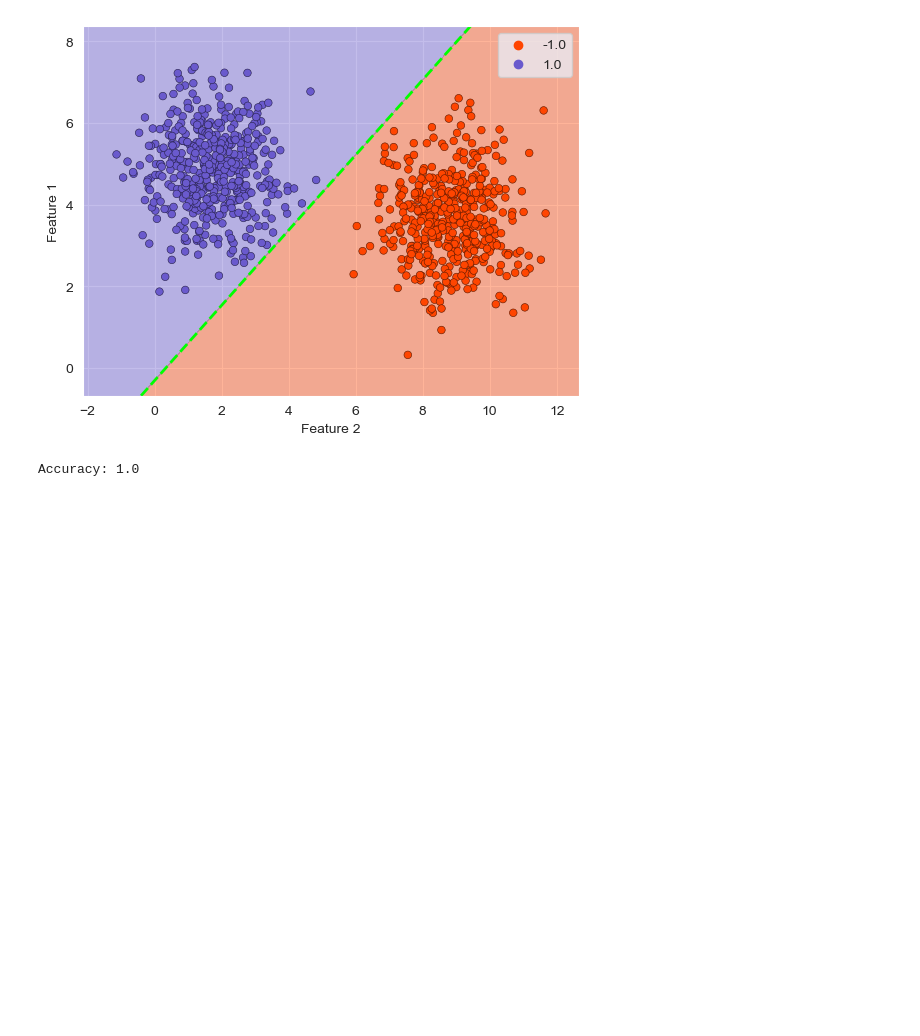
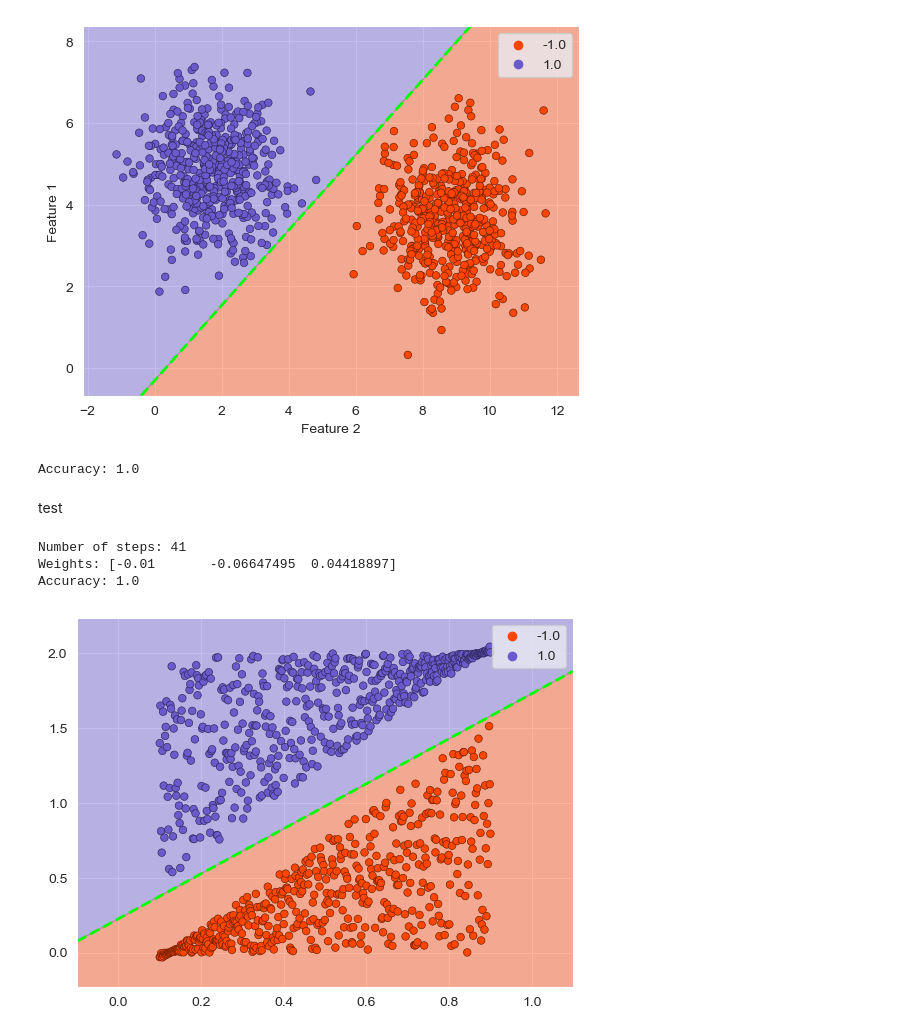
Before and after one commit to szvbvtk/simple-perceptron, a Jupyter notebook: simple_perceptron.ipynb, the cells around one changed output. Cells and saved outputs as stored; diff of their text form; code cells hidden in the pictures; blank space fills up the shorter version.

```diff
--- a/simple_perceptron.ipynb
+++ b/simple_perceptron.ipynb
@@ -142,3 +142,70 @@ _accuracy = accuracy(y_test, predictions)
 print(f'Accuracy: {_accuracy}')
 # %% [output]
 Accuracy: 1.0
+# %% [markdown]
+test
+# %%
+# x1 = np.linspace(0.1, 0.9, 100)
+
+# margin = 0.01
+# line_func = lambda x: 2*x - margin / 2
+# line_func2 = lambda x: 2*x + margin / 2
+
+
+# y1 = np.random.uniform(0, line_func(x1), 100)
+# y2 = np.random.uniform(line_func2(x1), 2, 100)
+# y2 = y2
+
+# plt.plot(x1, line_func(x1), 'r')
+# plt.plot(x1, line_func2(x1), 'r')
+# plt.scatter(x1, y1)
+# plt.scatter(x1, y2)
+
+def generate_data_test(number_of_points, margin):
+    number_of_points //= 2
+    x = np.linspace(0.1, 0.9, number_of_points)
+    line1 = lambda x: 2*x - margin / 2
+    line2 = lambda x: 2*x + margin / 2
+
+    y1 = np.random.uniform(0, line1(x), number_of_points)
+    y2 = np.random.uniform(line2(x), 2, number_of_points)
+
+    X0 = np.ones(shape=number_of_points * 2)
+    X1 = np.concatenate((x, x))
+    X2 = np.concatenate((y1, y2))
+    X = np.column_stack((X0, X1, X2))
+
+    y = np.concatenate((-np.ones(shape=number_of_points), +np.ones(shape=number_of_points)))
+
+    data = np.column_stack((X, y))
+
+    return data
+
+data = generate_data_test(1000, 0.5)
+sns.scatterplot(x=data[:, 1], y=data[:, 2], hue=data[:, 3], palette=['orangered', 'slateblue'], edgecolor='k', s=30);
+
+X_train, X_test, y_train, y_test = train_test_split(data[:, 0:3], data[:, -1], test_size=0.2, random_state=212121)
+perc = SimplePerceptron(training_rate=0.01, max_number_of_iterations=10000, seed=21)
+weights, number_of_steps = perc.fit(X_train, y_train)
+
+print(f'Number of steps: {number_of_steps}\n'
+        f'Weights: {weights}')
+
+w0, w1, w2 = weights
+X = data[:, 1:3]
+x1_min, x1_max = X[:, 0].min() -0.2 , X[:, 0].max() + 0.2
+x2_min, x2_max = X[:, 1].min() -0.2, X[:, 1].max() + 0.2
+xx1, xx2 = np.meshgrid(np.arange(x1_min, x1_max, 0.01), np.arange(x2_min, x2_max, 0.01))
+decision_boundary = w0 + w1 * xx1 + w2 * xx2
+plt.contour(xx1, xx2, decision_boundary, levels=[0], linewidths=2, colors='lime', linestyles='dashed');
+plt.contourf(xx1, xx2, decision_boundary, levels=[-np.inf, 0, np.inf], colors=['orangered', 'slateblue'], alpha=0.4);
+
+predictions = perc.predict(X_test)
+
+_accuracy = accuracy(y_test, predictions)
+print(f'Accuracy: {_accuracy}')
+# %% [output]
+Number of steps: 41
+Weights: [-0.01       -0.06647495  0.04418897]
+Accuracy: 1.0
+[figure, added]
```
